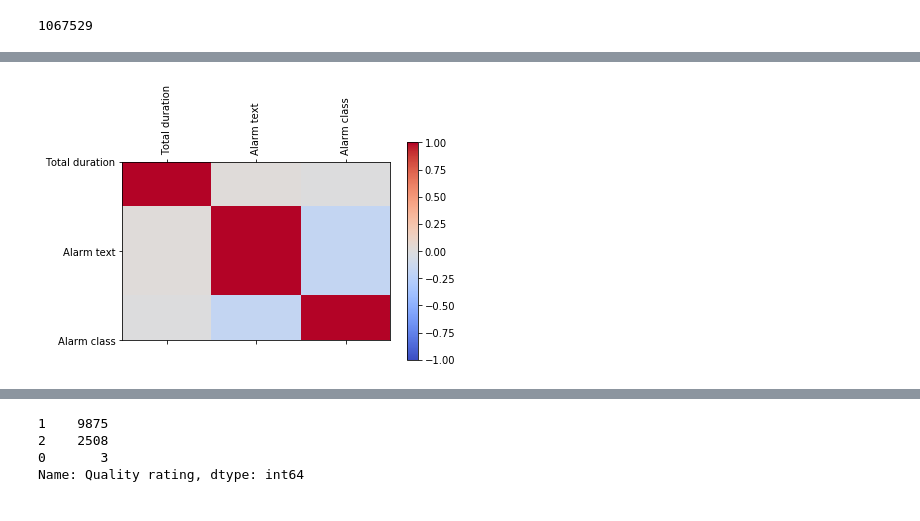
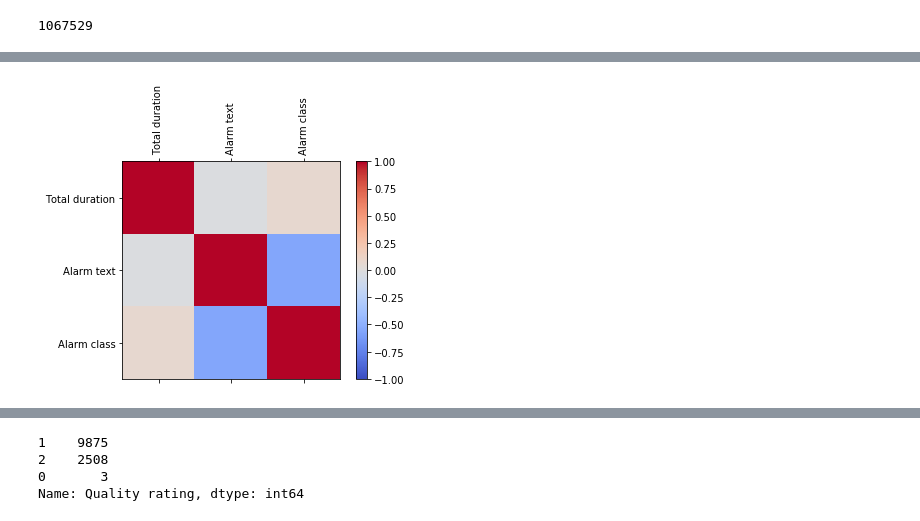
Before and after one commit to jetsaltydog/MINI_project, a Jupyter notebook: mini_data3.ipynb, the cells around one changed output, grey strips where cells are left out. Saved outputs shown, nothing was run; the diff lists cells and outputs as text; code cells hidden in the pictures.

```diff
--- a/mini_data3.ipynb
+++ b/mini_data3.ipynb
@@ -346,25 +432,66 @@ ordered_time
 # %%
 le = preprocessing.LabelEncoder()
 # %%
+ordered_time['Total duration'] = le.fit_transform(np.array(ordered_time.iloc[:,0]))
 ordered_time['Alarm text'] = le.fit_transform(np.array(ordered_time.iloc[:,1]))
 ordered_time['Alarm class'] = le.fit_transform(np.array(ordered_time.iloc[:,2]))
 # %%
 ort=ordered_time.head(1000)
-# %%
-corr = ort.corr()
-fig = plt.figure()
-ax = fig.add_subplot(111)
-cax = ax.matshow(corr,cmap='coolwarm', vmin=-1, vmax=1)
-fig.colorbar(cax)
-ticks = np.arange(0,len(ort.columns),1)
-ax.set_xticks(ticks)
-plt.xticks(rotation=90)
-ax.set_yticks(ticks)
-ax.set_xticklabels(ort.columns)
-ax.set_yticklabels(ort.columns)
-plt.show()
-# %% [output]
-[figure, removed]
+# %%
+corr = ordered_time.corr()
+fig = plt.figure()
+ax = fig.add_subplot(111)
+cax = ax.matshow(corr,cmap='coolwarm', vmin=-1, vmax=1)
+fig.colorbar(cax)
+ticks = np.arange(0,len(ordered_time.columns),1)
+ax.set_xticks(ticks)
+plt.xticks(rotation=90)
+ax.set_yticks(ticks)
+ax.set_xticklabels(ordered_time.columns)
+ax.set_yticklabels(ordered_time.columns)
+plt.show()
+
+Another alternative is to use the heatmap function in seaborn to plot the covariance. This example uses the Auto data set from the ISLR package in R (the same as in the example you showed).
+import pandas.rpy.common as com
+import seaborn as sns
+%matplotlib inline
+
+# load the R package ISLR
+infert = com.importr("ISLR")
+
+# load the Auto dataset
+auto_df = com.load_data('Auto')
+
+# calculate the correlation matrix
+corr = auto_df.corr()
+
+# plot the heatmap
+sns.heatmap(corr,
+        xticklabels=corr.columns,
+        yticklabels=corr.columns)
+
+If you wanted to be even more fancy, you can use Pandas Style, for example:
+cmap = cmap=sns.diverging_palette(5, 250, as_cmap=True)
+
+def magnify():
+    return [dict(selector="th",
+                 props=[("font-size", "7pt")]),
+            dict(selector="td",
+                 props=[('padding', "0em 0em")]),
+            dict(selector="th:hover",
+                 props=[("font-size", "12pt")]),
+            dict(selector="tr:hover td:hover",
+                 props=[('max-width', '200px'),
+                        ('font-size', '12pt')])
+]
+
+corr.style.background_gradient(cmap, axis=1)\
+    .set_properties(**{'max-width': '80px', 'font-size': '10pt'})\
+    .set_caption("Hover to magify")\
+    .set_precision(2)\
+    .set_table_styles(magnify())
+# %% [output]
+[figure, added]
 # %%
 C = 'Product_tracking_information.csv'
 
```
Also changed, not shown: parts of 28 cells of this notebook.
